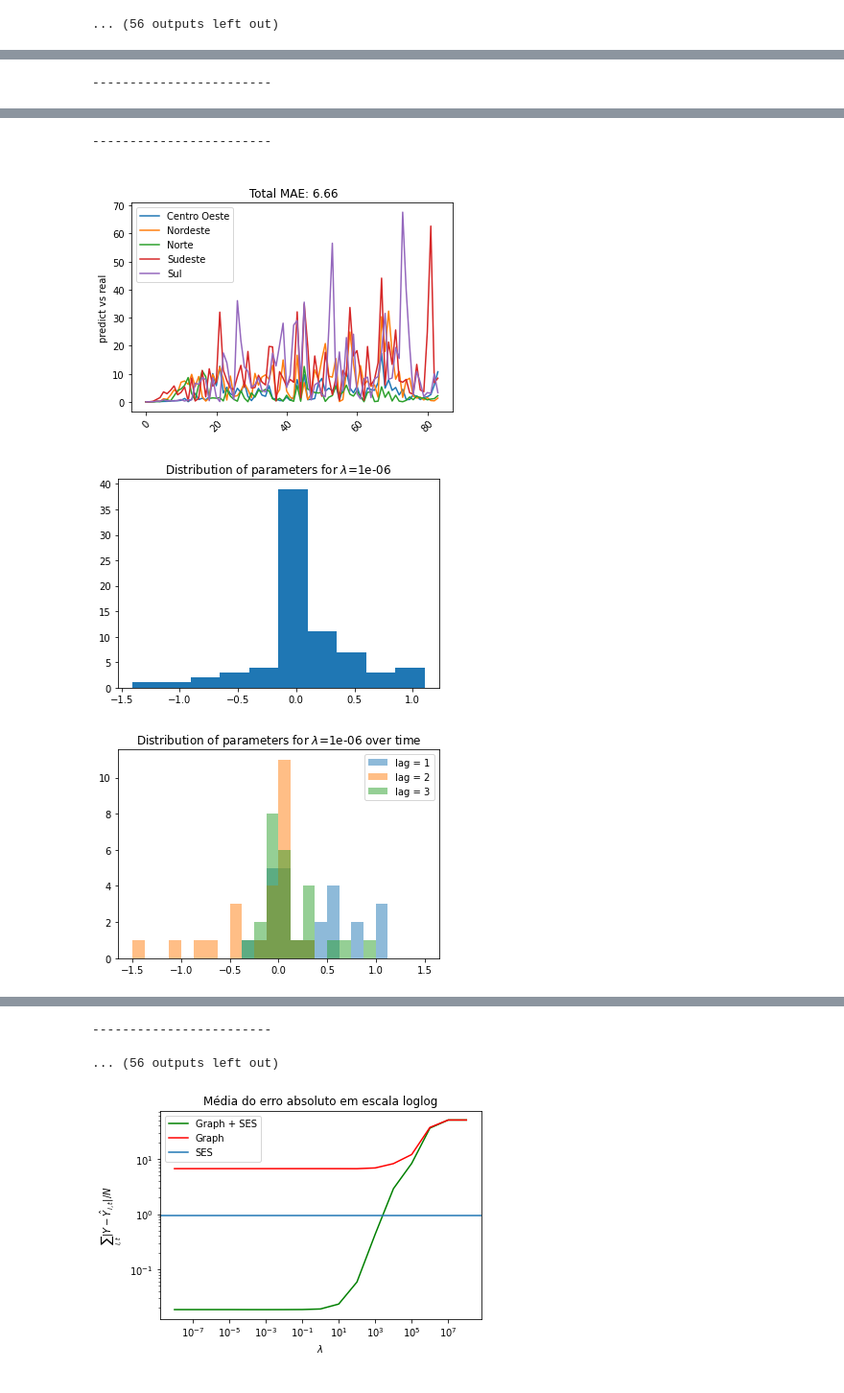
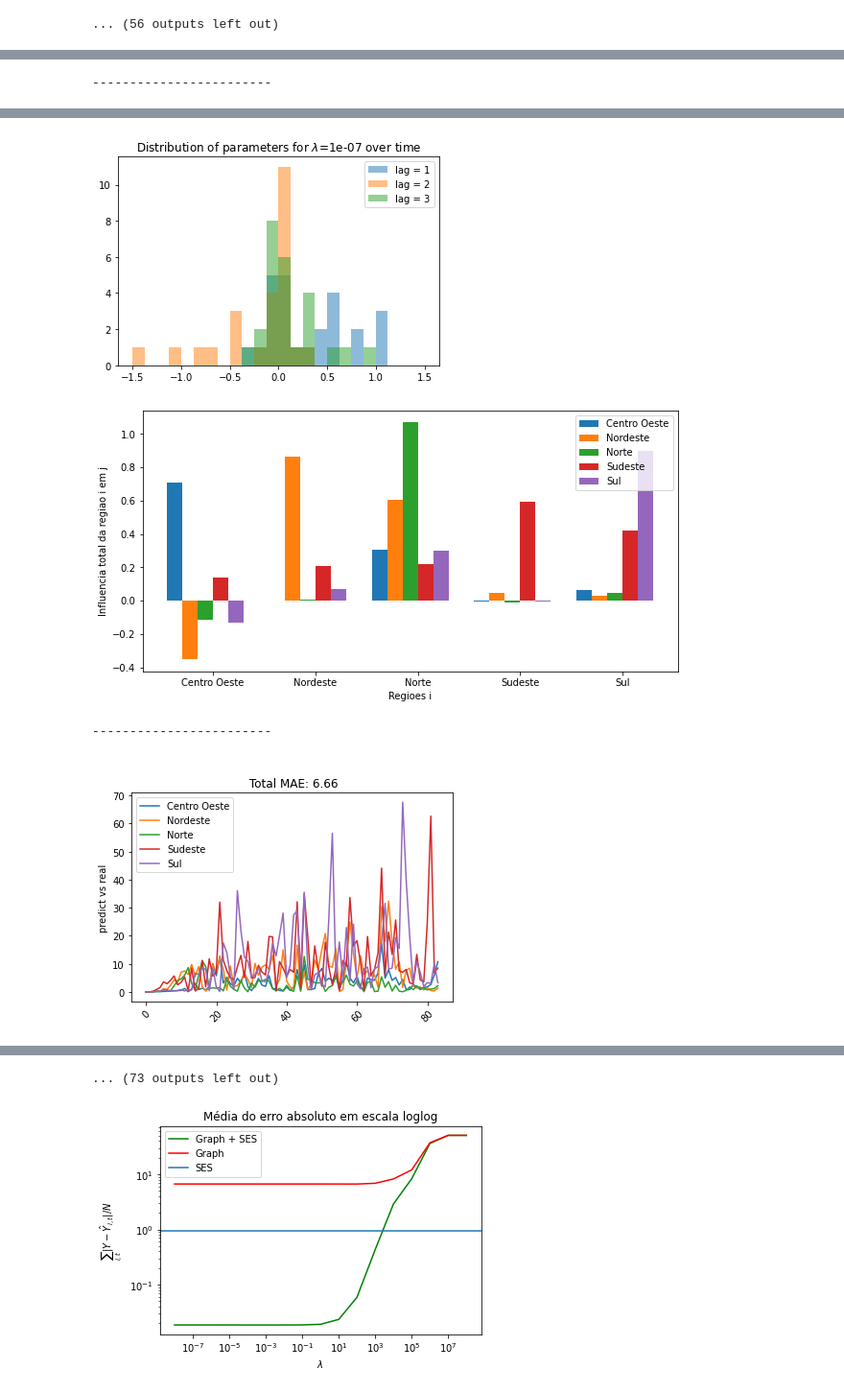
Before and after one commit to FelipeSchreiber/BR_COVID_SPATIAL_TIMESERIES, a Jupyter notebook: ModelingNumberOfCases.ipynb, the cells around one changed output, grey strips where cells are left out. Shown at 96% size. Cells and saved outputs as stored; diff of their text form; code cells hidden in the pictures.

```diff
--- a/ModelingNumberOfCases.ipynb
+++ b/ModelingNumberOfCases.ipynb
@@ -239,6 +239,37 @@ def make_plot_C_3d(C,l,show_SES=True):
     plt.legend()
     plt.savefig(f"dist_time_lambda_{l}.png")
     plt.show()
+# %%
+def loop_inplace_sum(arrlist):
+    # assumes len(arrlist) > 0
+    sum_ = arrlist[0].value.copy()
+    for a in arrlist[1:]:
+        sum_ += a.value
+    return sum_
+# %%
+def make_plot_C_dependencias(C):
+    l = ["Centro Oeste","Nordeste","Norte","Sudeste","Sul"]
+    bins = np.linspace(-1.5, 1.5, 25)
+    agg = loop_inplace_sum(C)
+    # Position of bars on x-axis
+    ind = np.arange(agg.shape[0])
+    # Figure size
+    plt.figure(figsize=(10,5))
+    # Width of a bar
+    width = 0.15
+    # Plotting
+    for i in range(agg.shape[0]):
+        position = ind + (width*(1-agg.shape[0])/2) + i*width
+        plt.bar(position, agg[i,:], width=width, label=f'{l[i]}')
+    plt.xlabel('Regioes i')
+    plt.ylabel('Influencia total da regiao i em j')
+    # xticks()
+    # First argument - A list of positions at which ticks should be placed
+    # Second argument -  A list of labels to place at the given locations
+    plt.xticks(ind + width / 2, l)
+    # Finding the best position for legends and putting it
+    plt.legend(loc='best')
+    plt.show()
 # %%
 with_preds = []
 with_preds_mse = []
@@ -282,6 +313,7 @@ for lambda_ in lambdas:
     make_plot_Y(Y,Y_hat)
     make_plot_C(C,lambda_)
     make_plot_C_3d(C,lambda_,False)
+    make_plot_C_dependencias(C)
     print("------------------------")
 # %% [output]
 [figure]
@@ -294,4 +326,4 @@ for lambda_ in lambdas:
-------------------------
-[figure, old version]
+[figure, new version]
-[figure, old version]
+[figure, new version]
+------------------------
-[figure, old version]
+[figure, new version]
@@ -298,5 +331,4 @@ for lambda_ in lambdas:
-------------------------
+... (73 outputs left out)
-... (56 outputs left out)
 # %%
 plt.plot(lambdas,with_preds,label="Graph + SES",color="g")
 plt.plot(lambdas,no_preds,label="Graph",color="r")
```
Also changed, not shown: parts of 9 cells of this notebook.
